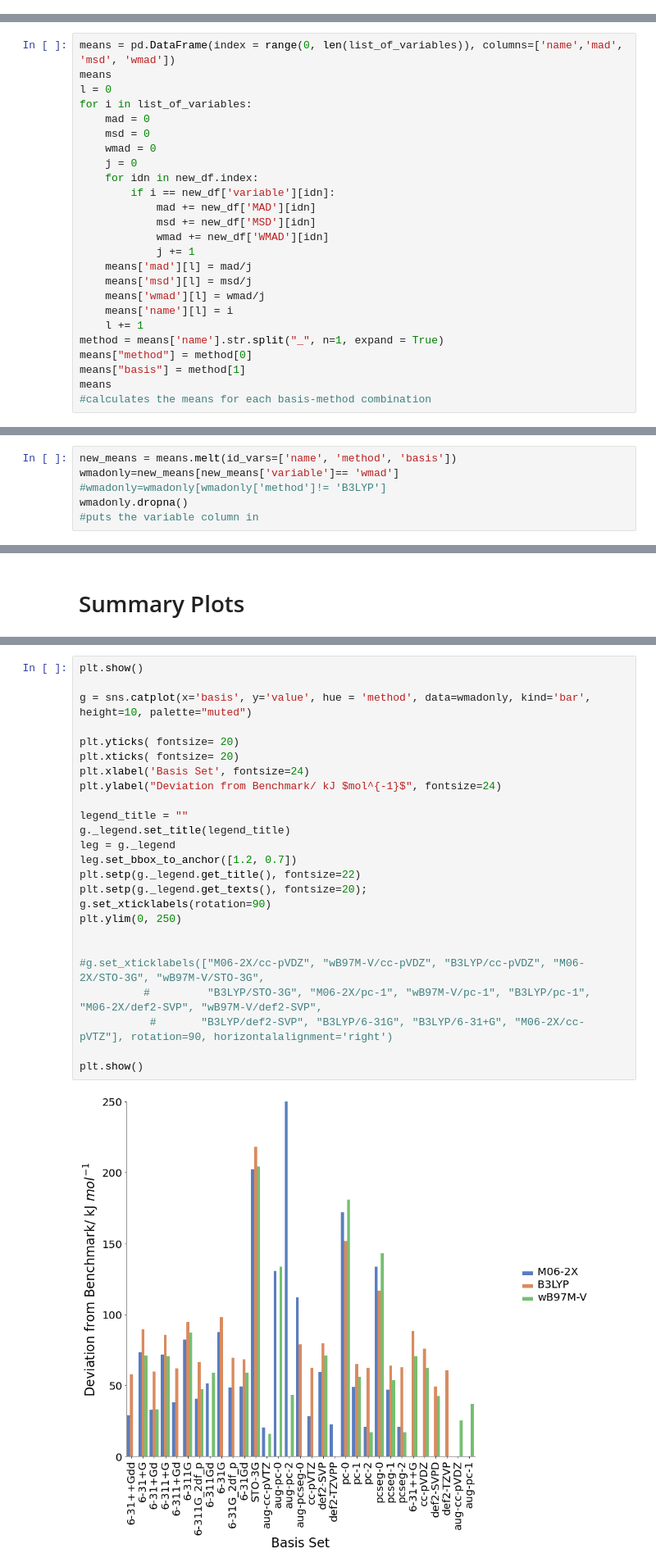
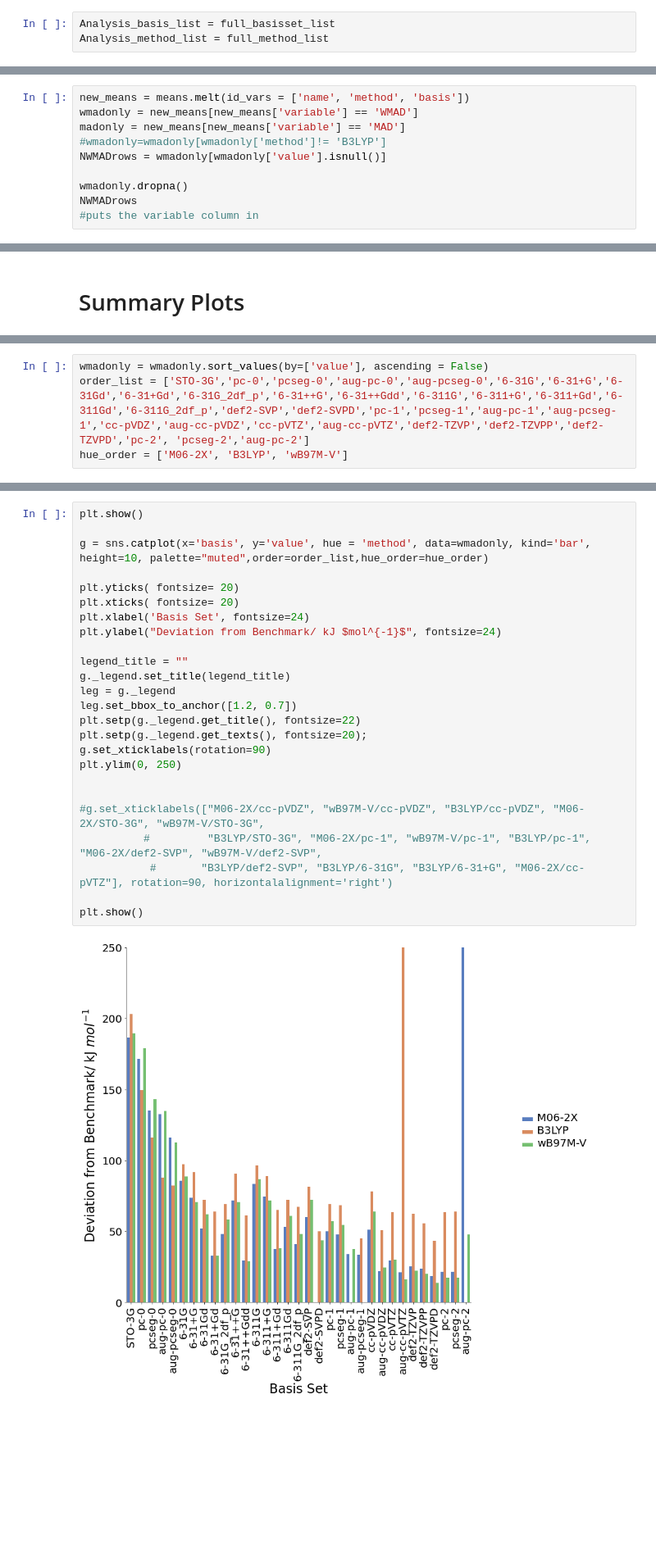
Before and after one commit to SamuelPitman/ProcessingData, a Jupyter notebook: Processing.ipynb, the cells around one changed output, grey strips where cells are left out. Shown at 82% size. Drawn from its saved outputs; the diff is of its cells as text; blank space fills up the shorter version.

Commit message:
Add files via upload
Fixed bug with basis sets being ignored
Fixed bug with graphs
Updated files

```diff
--- a/Processing.ipynb
+++ b/Processing.ipynb
@@ -772,3 +773,6 @@ Analysis_method_list = list(set(Analysis_Frame.iloc[:,4]))
+# %%
+Analysis_basis_list = full_basisset_list
+Analysis_method_list = full_method_list
 # %%
 Experimental_DatasetCSV = pd.read_csv(f'29Sept/Results/DatasetEval.csv', sep=',', header = None, names=range(24))#,on_bad_lines='skip')
 # %%
@@ -1610,28 +1635,3 @@ list_of_variables
  'wB97M-V_pcseg-0',
  'wB97M-V_pcseg-1',
  'wB97M-V_pcseg-2']
-# %%
-means = pd.DataFrame(index = range(0, len(list_of_variables)), columns=['name','mad', 'msd', 'wmad'])
-means
-l = 0
-for i in list_of_variables:
-    mad = 0
-    msd = 0
-    wmad = 0
-    j = 0
-    for idn in new_df.index:
-        if i == new_df['variable'][idn]:
-            mad += new_df['MAD'][idn]
-            msd += new_df['MSD'][idn]
-            wmad += new_df['WMAD'][idn]
-            j += 1
-    means['mad'][l] = mad/j
-    means['msd'][l] = msd/j
-    means['wmad'][l] = wmad/j
-    means['name'][l] = i
-    l += 1
-method = means['name'].str.split("_", n=1, expand = True)
-means["method"] = method[0]
-means["basis"] = method[1]
-means
-#calculates the means for each basis-method combination
@@ -1669,8 +1798,12 @@ new_means.dropna()
 # %%
-new_means = means.melt(id_vars=['name', 'method', 'basis'])
-wmadonly=new_means[new_means['variable']== 'wmad']
+new_means = means.melt(id_vars = ['name', 'method', 'basis'])
+wmadonly = new_means[new_means['variable'] == 'WMAD']
+madonly = new_means[new_means['variable'] == 'MAD']
 #wmadonly=wmadonly[wmadonly['method']!= 'B3LYP']
+NWMADrows = wmadonly[wmadonly['value'].isnull()]
+
 wmadonly.dropna()
+NWMADrows
 #puts the variable column in
 # %% [output]
 |  | name | method | basis | variable | value |
@@ -1800,0 +1955,4 @@ plt.show()
+# %%
+wmadonly = wmadonly.sort_values(by=['value'], ascending = False)
+order_list = ['STO-3G','pc-0','pcseg-0','aug-pc-0','aug-pcseg-0','6-31G','6-31+G','6-31Gd','6-31+Gd','6-31G_2df_p','6-31++G','6-31++Gdd','6-311G','6-311+G','6-311+Gd','6-311Gd','6-311G_2df_p','def2-SVP','def2-SVPD','pc-1','pcseg-1','aug-pc-1','aug-pcseg-1','cc-pVDZ','aug-cc-pVDZ','cc-pVTZ','aug-cc-pVTZ','def2-TZVP','def2-TZVPP','def2-TZVPD','pc-2', 'pcseg-2','aug-pc-2']
+hue_order = ['M06-2X', 'B3LYP', 'wB97M-V']
@@ -1856,27 +2016,27 @@ plt.show()
 # %%
 plt.show()
 
-g = sns.catplot(x='basis', y='value', hue = 'method', data=wmadonly, kind='bar', height=10, palette="muted")
+g = sns.catplot(x='basis', y='value', hue = 'method', data=wmadonly, kind='bar', height=10, palette="muted",order=order_list,hue_order=hue_order)
 
 plt.yticks( fontsize= 20)
 plt.xticks( fontsize= 20)
 plt.xlabel('Basis Set', fontsize=24)
 plt.ylabel("Deviation from Benchmark/ kJ $mol^{-1}$", fontsize=24)
 
 legend_title = ""
 g._legend.set_title(legend_title)
 leg = g._legend
 leg.set_bbox_to_anchor([1.2, 0.7])
 plt.setp(g._legend.get_title(), fontsize=22)
 plt.setp(g._legend.get_texts(), fontsize=20);
 g.set_xticklabels(rotation=90)
 plt.ylim(0, 250)
 
 
 #g.set_xticklabels(["M06-2X/cc-pVDZ", "wB97M-V/cc-pVDZ", "B3LYP/cc-pVDZ", "M06-2X/STO-3G", "wB97M-V/STO-3G",
           #         "B3LYP/STO-3G", "M06-2X/pc-1", "wB97M-V/pc-1", "B3LYP/pc-1", "M06-2X/def2-SVP", "wB97M-V/def2-SVP",
            #       "B3LYP/def2-SVP", "B3LYP/6-31G", "B3LYP/6-31+G", "M06-2X/cc-pVTZ"], rotation=90, horizontalalignment='right')
 
 plt.show()
 # %% [output]
-[figure, old version]
+[figure, new version]
```
Also changed, not shown: parts of 74 cells of this notebook.
